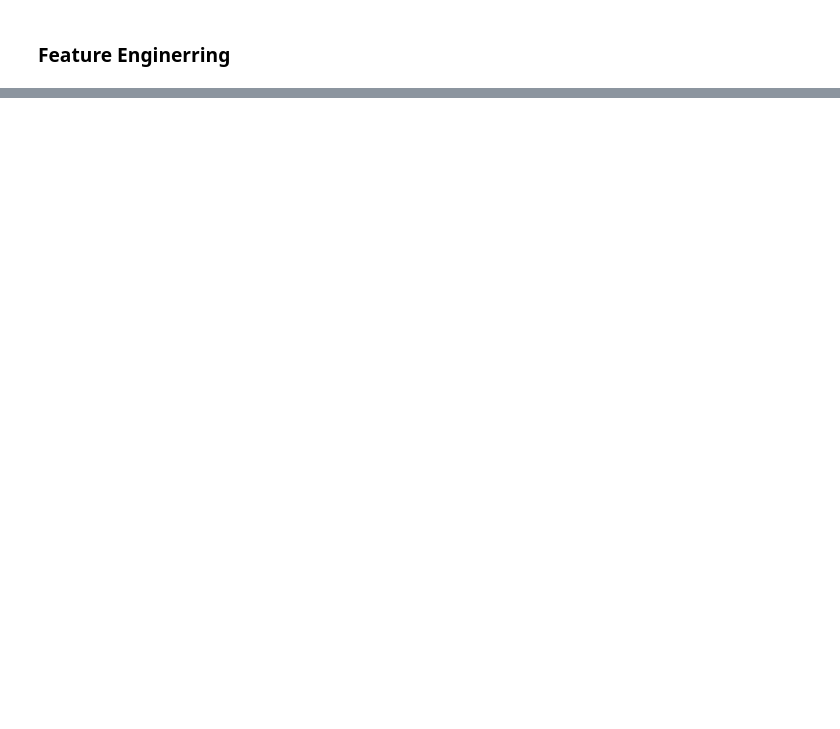
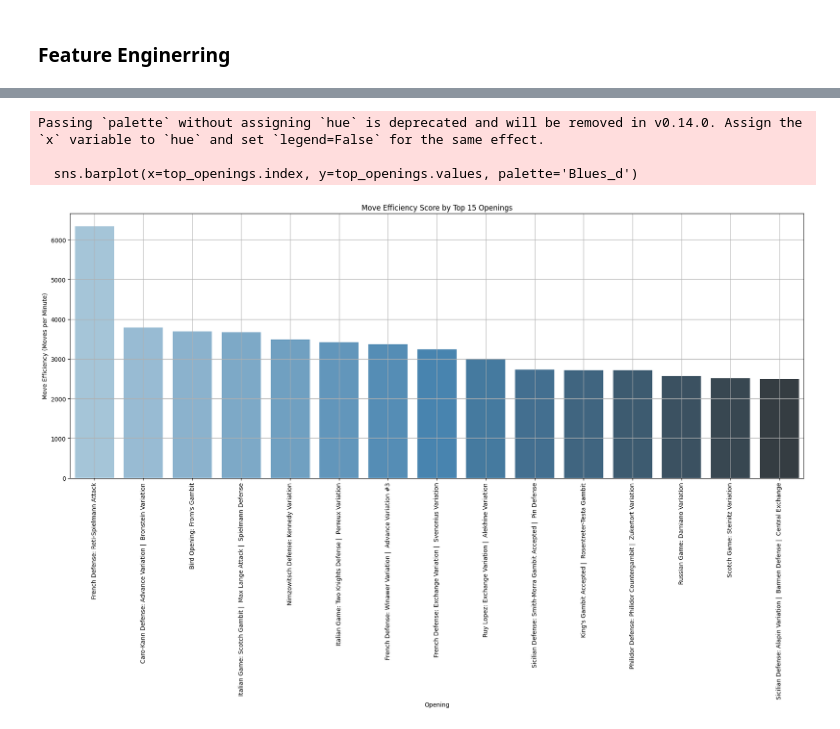
Before and after one commit to Dibij/Chess, a Jupyter notebook: Processing.ipynb, the cells around one changed output, grey strips where cells are left out. Cells and saved outputs as stored; diff of their text form; code cells hidden in the pictures; blank space fills up the shorter version.

```diff
--- a/Processing.ipynb
+++ b/Processing.ipynb
@@ -253,7 +297,7 @@ Index(['Game_ID', 'Rated_(T/F)', 'Number_of_Turns', 'Game_Status', 'Winner',
 #Label Encoding
 le = LabelEncoder()
 encoded_moves = le.fit_transform(data_df['Moves'])
-data_df['Moves'] = encoded_moves
+data_df['Moves_Encoded'] = encoded_moves
 # %%
 encoded_openings = le.fit_transform(data_df['Opening'])
-data_df['Opening'] = encoded_openings
+data_df['Opening_Encoded'] = encoded_openings
@@ -263,0 +331,24 @@ data_df.shape
+# %%
+# Calculate Move Efficiency as Moves divided by Game Duration
+data_df['Move_Efficiency_Score'] = data_df['Moves_Encoded'] / data_df['Game_Duration_(M)']
+data_df['Move_Efficiency_Score'] = data_df['Move_Efficiency_Score'].round(2)
+# Aggregate Move Efficiency by Opening
+opening_efficiency = data_df.groupby('Opening')['Move_Efficiency_Score'].mean().sort_values(ascending=False)
+# Take the top 15 openings with the highest efficiency
+top_openings = opening_efficiency.head(15)
+
+# Plot Move Efficiency Score for top 15 openings
+plt.figure(figsize=(18, 12))
+sns.barplot(x=top_openings.index, y=top_openings.values, palette='Blues_d')
+plt.title('Move Efficiency Score by Top 15 Openings')
+plt.xlabel('Opening')
+plt.grid(True)
+plt.ylabel('Move Efficiency (Moves per Minute)')
+plt.xticks(rotation=90)
+plt.tight_layout()
+plt.show()
+# %% [output]
+Passing `palette` without assigning `hue` is deprecated and will be removed in v0.14.0. Assign the `x` variable to `hue` and set `legend=False` for the same effect.
+
+  sns.barplot(x=top_openings.index, y=top_openings.values, palette='Blues_d')
+[figure, added]
```
Also changed, not shown: parts of 24 cells of this notebook.
